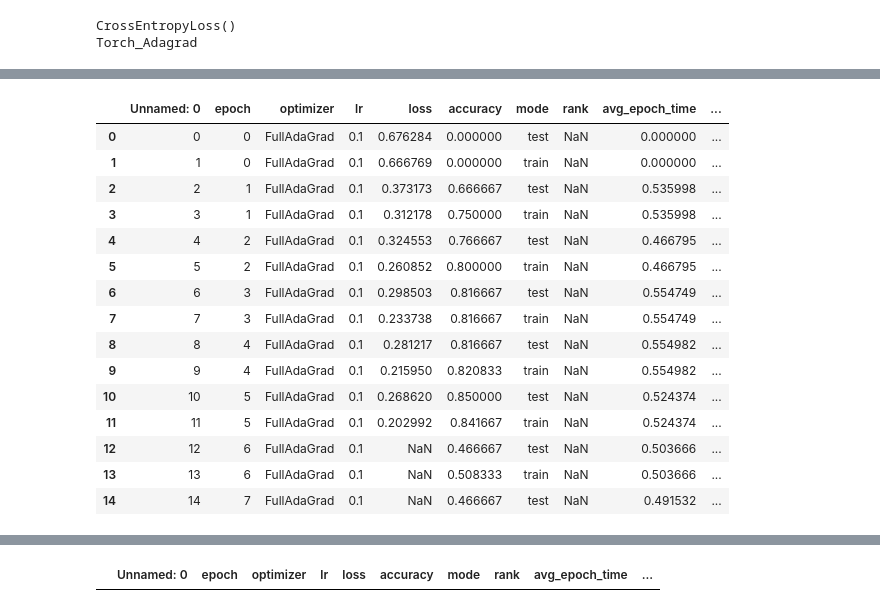
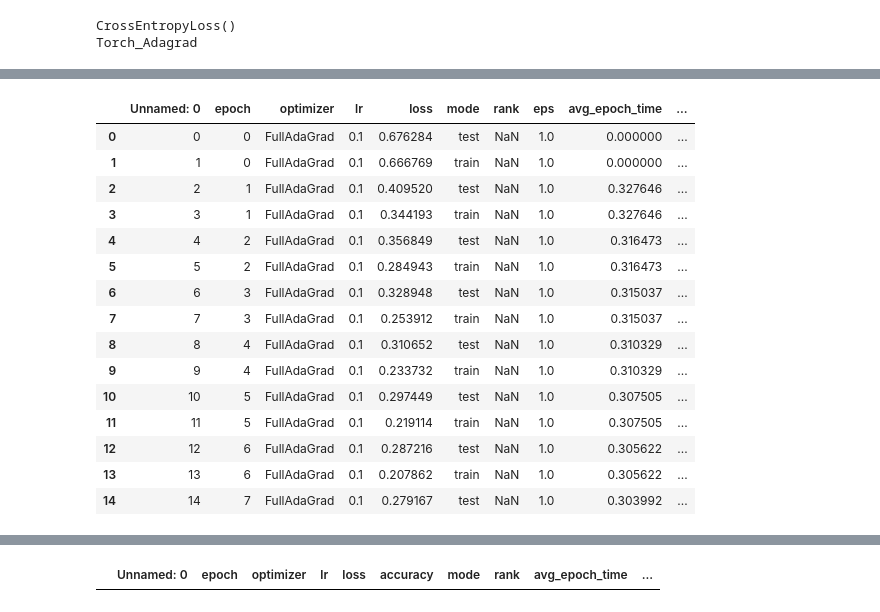
Before and after one commit to tnmtvv/AdaGram, a Jupyter notebook: notebooks/gram_tests.ipynb, the cells around one changed output, grey strips where cells are left out. Drawn from its saved outputs; the diff is of its cells as text; code cells hidden in the pictures.

```diff
--- a/notebooks/gram_tests.ipynb
+++ b/notebooks/gram_tests.ipynb
@@ -520,35 +520,35 @@ C:/Users/tanya/GitHub/AdaGram/notebooks/gradients\BinClass_Vanilla_SGD_lr0.1_epo
 C:/Users/tanya/GitHub/AdaGram/notebooks/gradients\BinClass_Vanilla_SGD_lr0.1_epoch8_stacked.npz
 C:/Users/tanya/GitHub/AdaGram/notebooks/gradients\BinClass_Vanilla_SGD_lr0.1_epoch9_stacked.npz
 # %%
-df_bin = pd.read_csv(f'results/{task_name}_svd_test_tracking_{in_dims[0]}_by_{out_dims[0]}.csv')
+df_bin = pd.read_csv("../scripts/results/BinClass_ranks_all_diff_tracking_20_by_2.csv")
 # df_1 = pd.read_csv(f'results/one_more_BinClass_1_3.csv')
 # df_1  = df_1.query("optimizer != 'Torch_Adagrad'")
 # df_2 = pd.read_csv(f'results/one_modeBinClass_4_5.csv')
 
 # df_3 = pd.read_csv(f'results/LinReg_ranks_1_3_diff_tracking_20_by_2.csv')
 # df_3  = df_3.query("optimizer != 'Torch_Adagrad'")
 # df_4 = pd.read_csv(f'results/LinReg_ranks_4_5_diff_tracking_20_by_2.csv')
 
 
 
 # df_bin = pd.concat([df_1, df_2])
 # df_linreg = pd.concat([df_3, df_4])
 
 df_bin.head(15)
 # %% [output]
-|  | Unnamed: 0 | epoch | optimizer | lr | loss | accuracy | mode | rank | avg_epoch_time | ... |
-| 0 | 0 | 0 | FullAdaGrad | 0.1 | 0.676284 | 0.000000 | test | NaN | 0.000000 | ... |
-| 1 | 1 | 0 | FullAdaGrad | 0.1 | 0.666769 | 0.000000 | train | NaN | 0.000000 | ... |
-| 2 | 2 | 1 | FullAdaGrad | 0.1 | 0.373173 | 0.666667 | test | NaN | 0.535998 | ... |
-| 3 | 3 | 1 | FullAdaGrad | 0.1 | 0.312178 | 0.750000 | train | NaN | 0.535998 | ... |
-| 4 | 4 | 2 | FullAdaGrad | 0.1 | 0.324553 | 0.766667 | test | NaN | 0.466795 | ... |
-| 5 | 5 | 2 | FullAdaGrad | 0.1 | 0.260852 | 0.800000 | train | NaN | 0.466795 | ... |
-| 6 | 6 | 3 | FullAdaGrad | 0.1 | 0.298503 | 0.816667 | test | NaN | 0.554749 | ... |
-| 7 | 7 | 3 | FullAdaGrad | 0.1 | 0.233738 | 0.816667 | train | NaN | 0.554749 | ... |
-| 8 | 8 | 4 | FullAdaGrad | 0.1 | 0.281217 | 0.816667 | test | NaN | 0.554982 | ... |
-| 9 | 9 | 4 | FullAdaGrad | 0.1 | 0.215950 | 0.820833 | train | NaN | 0.554982 | ... |
-| 10 | 10 | 5 | FullAdaGrad | 0.1 | 0.268620 | 0.850000 | test | NaN | 0.524374 | ... |
-| 11 | 11 | 5 | FullAdaGrad | 0.1 | 0.202992 | 0.841667 | train | NaN | 0.524374 | ... |
-| 12 | 12 | 6 | FullAdaGrad | 0.1 | NaN | 0.466667 | test | NaN | 0.503666 | ... |
-| 13 | 13 | 6 | FullAdaGrad | 0.1 | NaN | 0.508333 | train | NaN | 0.503666 | ... |
-| 14 | 14 | 7 | FullAdaGrad | 0.1 | NaN | 0.466667 | test | NaN | 0.491532 | ... |
+|  | Unnamed: 0 | epoch | optimizer | lr | loss | mode | rank | eps | avg_epoch_time | ... |
+| 0 | 0 | 0 | FullAdaGrad | 0.1 | 0.676284 | test | NaN | 1.0 | 0.000000 | ... |
+| 1 | 1 | 0 | FullAdaGrad | 0.1 | 0.666769 | train | NaN | 1.0 | 0.000000 | ... |
+| 2 | 2 | 1 | FullAdaGrad | 0.1 | 0.409520 | test | NaN | 1.0 | 0.327646 | ... |
+| 3 | 3 | 1 | FullAdaGrad | 0.1 | 0.344193 | train | NaN | 1.0 | 0.327646 | ... |
+| 4 | 4 | 2 | FullAdaGrad | 0.1 | 0.356849 | test | NaN | 1.0 | 0.316473 | ... |
+| 5 | 5 | 2 | FullAdaGrad | 0.1 | 0.284943 | train | NaN | 1.0 | 0.316473 | ... |
+| 6 | 6 | 3 | FullAdaGrad | 0.1 | 0.328948 | test | NaN | 1.0 | 0.315037 | ... |
+| 7 | 7 | 3 | FullAdaGrad | 0.1 | 0.253912 | train | NaN | 1.0 | 0.315037 | ... |
+| 8 | 8 | 4 | FullAdaGrad | 0.1 | 0.310652 | test | NaN | 1.0 | 0.310329 | ... |
+| 9 | 9 | 4 | FullAdaGrad | 0.1 | 0.233732 | train | NaN | 1.0 | 0.310329 | ... |
+| 10 | 10 | 5 | FullAdaGrad | 0.1 | 0.297449 | test | NaN | 1.0 | 0.307505 | ... |
+| 11 | 11 | 5 | FullAdaGrad | 0.1 | 0.219114 | train | NaN | 1.0 | 0.307505 | ... |
+| 12 | 12 | 6 | FullAdaGrad | 0.1 | 0.287216 | test | NaN | 1.0 | 0.305622 | ... |
+| 13 | 13 | 6 | FullAdaGrad | 0.1 | 0.207862 | train | NaN | 1.0 | 0.305622 | ... |
+| 14 | 14 | 7 | FullAdaGrad | 0.1 | 0.279167 | test | NaN | 1.0 | 0.303992 | ... |
```
Also changed, not shown: parts of 5 cells of this notebook, 8 other files.
